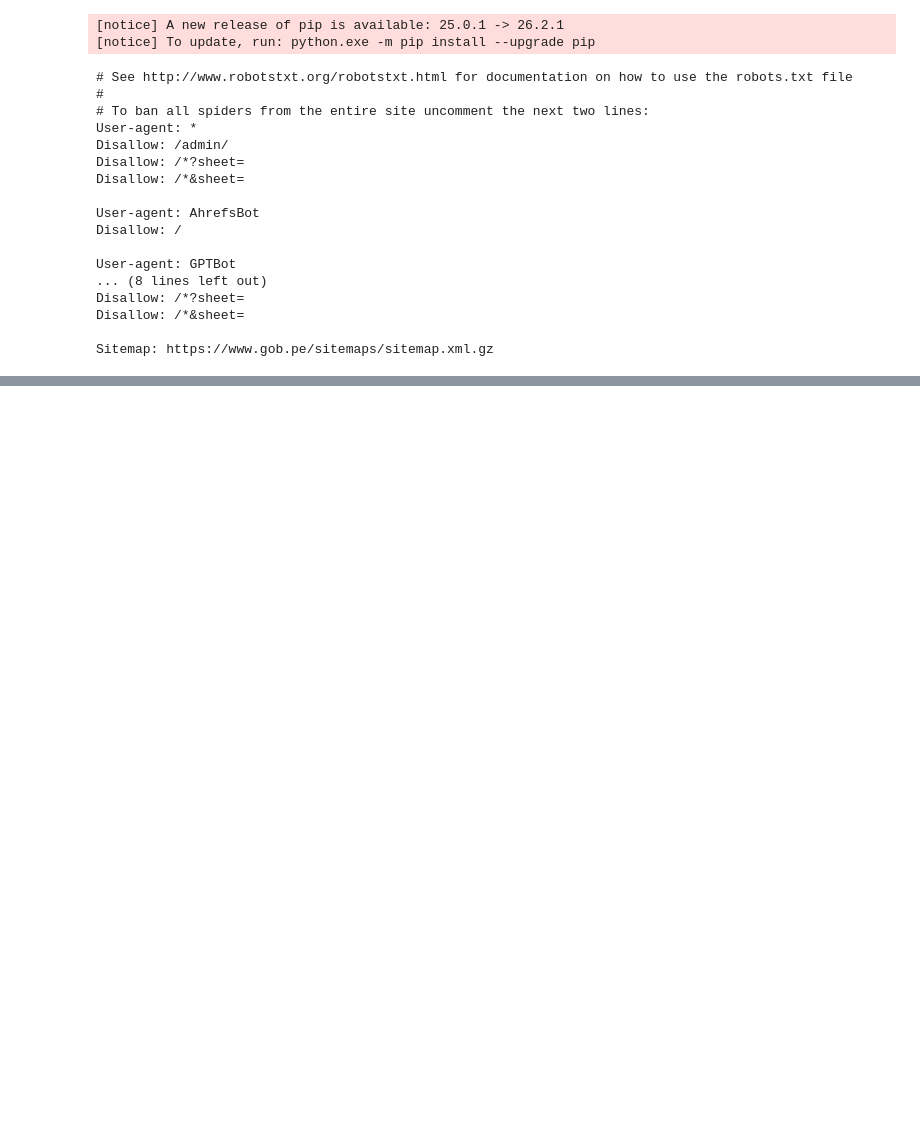
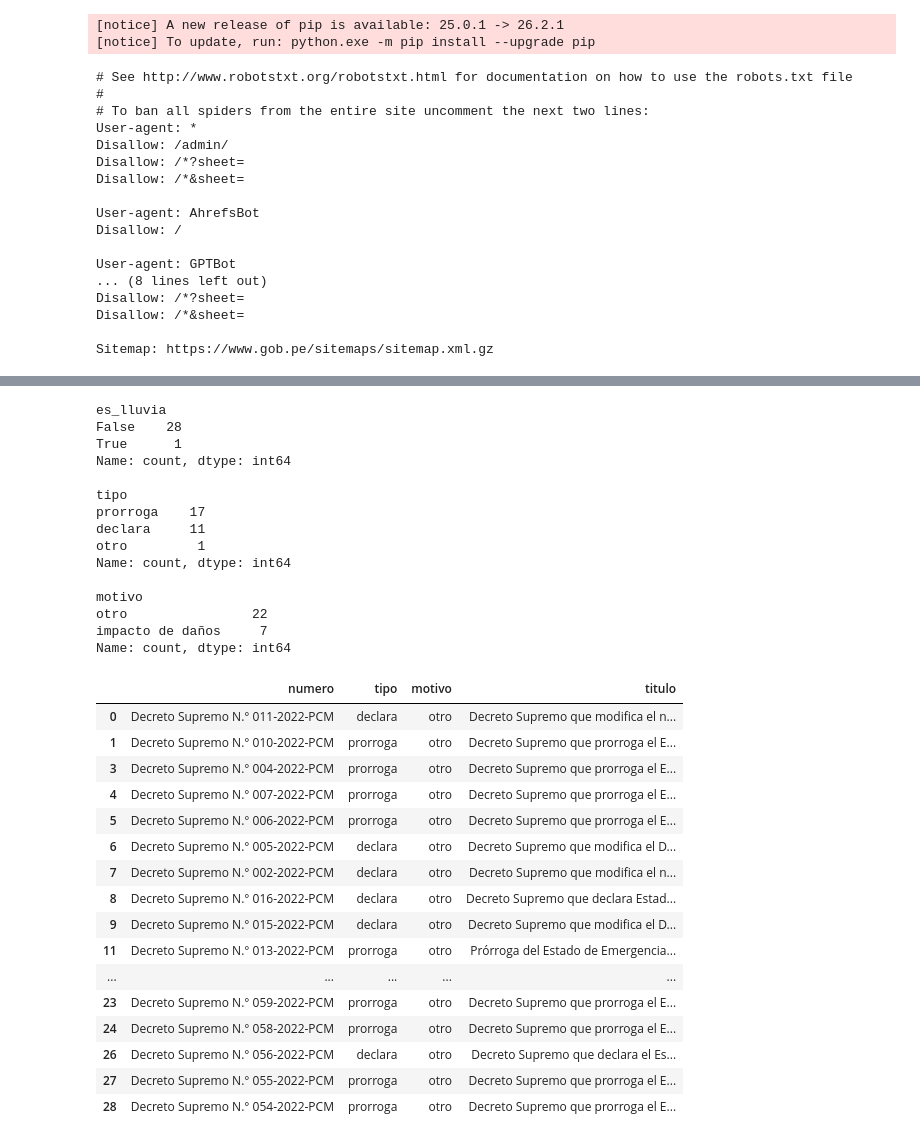
Before and after one commit to roddyhuarhua-hub/assignment_1_grupo_9, a Jupyter notebook: assignment_2/scraping_emergencias.ipynb, the cells around one changed output, grey strips where cells are left out. Cells and saved outputs as stored; diff of their text form; code cells hidden in the pictures; blank space fills up the shorter version.

Commit message:
A2 Parte 1: scraping completo y CSV

```diff
--- a/assignment_2/scraping_emergencias.ipynb
+++ b/assignment_2/scraping_emergencias.ipynb
@@ -50,0 +190,14 @@ Sitemap: https://www.gob.pe/sitemaps/sitemap.xml.gz
+# %%
+from bs4 import BeautifulSoup
+
+titulos_completos = []
+for enlace in df["enlace"]:
+    r = requests.get(enlace, headers={"User-Agent": "Mozilla/5.0"})
+    sopa = BeautifulSoup(r.text, "html.parser")
+    div = sopa.find("div", class_="description")
+    titulos_completos.append(div.get_text(" ", strip=True) if div else "")
+    time.sleep(1)   # pausa entre páginas
+
+df["titulo"] = titulos_completos
+print("Títulos vacíos:", (df["titulo"] == "").sum())
+df[["numero", "fecha", "titulo"]].head()
@@ -50,0 +212,62 @@ Sitemap: https://www.gob.pe/sitemaps/sitemap.xml.gz
+# %%
+def clasificar_tipo(t):
+    if "prórroga" in t or "prorroga" in t:
+        return "prorroga"
+    elif "declara" in t:
+        return "declara"
+    else:
+        return "otro"
+
+def clasificar_motivo(t):
+    if "peligro inminente" in t:
+        return "peligro inminente"
+    elif "impacto de daños" in t:
+        return "impacto de daños"
+    else:
+        return "otro"
+
+minus = df["titulo"].str.lower()
+df["es_lluvia"] = minus.apply(lambda t: "lluvia" in t or "precipitaciones" in t)
+df["tipo"] = minus.apply(clasificar_tipo)
+df["motivo"] = minus.apply(clasificar_motivo)
+
+print(df["es_lluvia"].value_counts(), "\n")
+print(df["tipo"].value_counts(), "\n")
+print(df["motivo"].value_counts(), "\n")
+
+# filas que quedaron como "otro", para revisarlas a mano
+pd.set_option("display.max_colwidth", None)
+df.loc[(df["tipo"] == "otro") | (df["motivo"] == "otro"), ["numero", "tipo", "motivo", "titulo"]]
+# %% [output]
+es_lluvia
+False    28
+True      1
+Name: count, dtype: int64
+
+tipo
+prorroga    17
+declara     11
+otro         1
+Name: count, dtype: int64
+
+motivo
+otro                22
+impacto de daños     7
+Name: count, dtype: int64
+|  | numero | tipo | motivo | titulo |
+| 0 | Decreto Supremo N.° 011-2022-PCM | declara | otro | Decreto Supremo que modifica el n... |
+| 1 | Decreto Supremo N.° 010-2022-PCM | prorroga | otro | Decreto Supremo que prorroga el E... |
+| 3 | Decreto Supremo N.° 004-2022-PCM | prorroga | otro | Decreto Supremo que prorroga el E... |
+| 4 | Decreto Supremo N.° 007-2022-PCM | prorroga | otro | Decreto Supremo que prorroga el E... |
+| 5 | Decreto Supremo N.° 006-2022-PCM | prorroga | otro | Decreto Supremo que prorroga el E... |
+| 6 | Decreto Supremo N.° 005-2022-PCM | declara | otro | Decreto Supremo que modifica el D... |
+| 7 | Decreto Supremo N.° 002-2022-PCM | declara | otro | Decreto Supremo que modifica el n... |
+| 8 | Decreto Supremo N.° 016-2022-PCM | declara | otro | Decreto Supremo que declara Estad... |
+| 9 | Decreto Supremo N.° 015-2022-PCM | declara | otro | Decreto Supremo que modifica el D... |
+| 11 | Decreto Supremo N.° 013-2022-PCM | prorroga | otro | Prórroga del Estado de Emergencia... |
+| ... | ... | ... | ... | ... |
+| 23 | Decreto Supremo N.° 059-2022-PCM | prorroga | otro | Decreto Supremo que prorroga el E... |
+| 24 | Decreto Supremo N.° 058-2022-PCM | prorroga | otro | Decreto Supremo que prorroga el E... |
+| 26 | Decreto Supremo N.° 056-2022-PCM | declara | otro | Decreto Supremo que declara el Es... |
+| 27 | Decreto Supremo N.° 055-2022-PCM | prorroga | otro | Decreto Supremo que prorroga el E... |
+| 28 | Decreto Supremo N.° 054-2022-PCM | prorroga | otro | Decreto Supremo que prorroga el E... |
```
Also changed, not shown: parts of 14 cells of this notebook, 2 other files.
